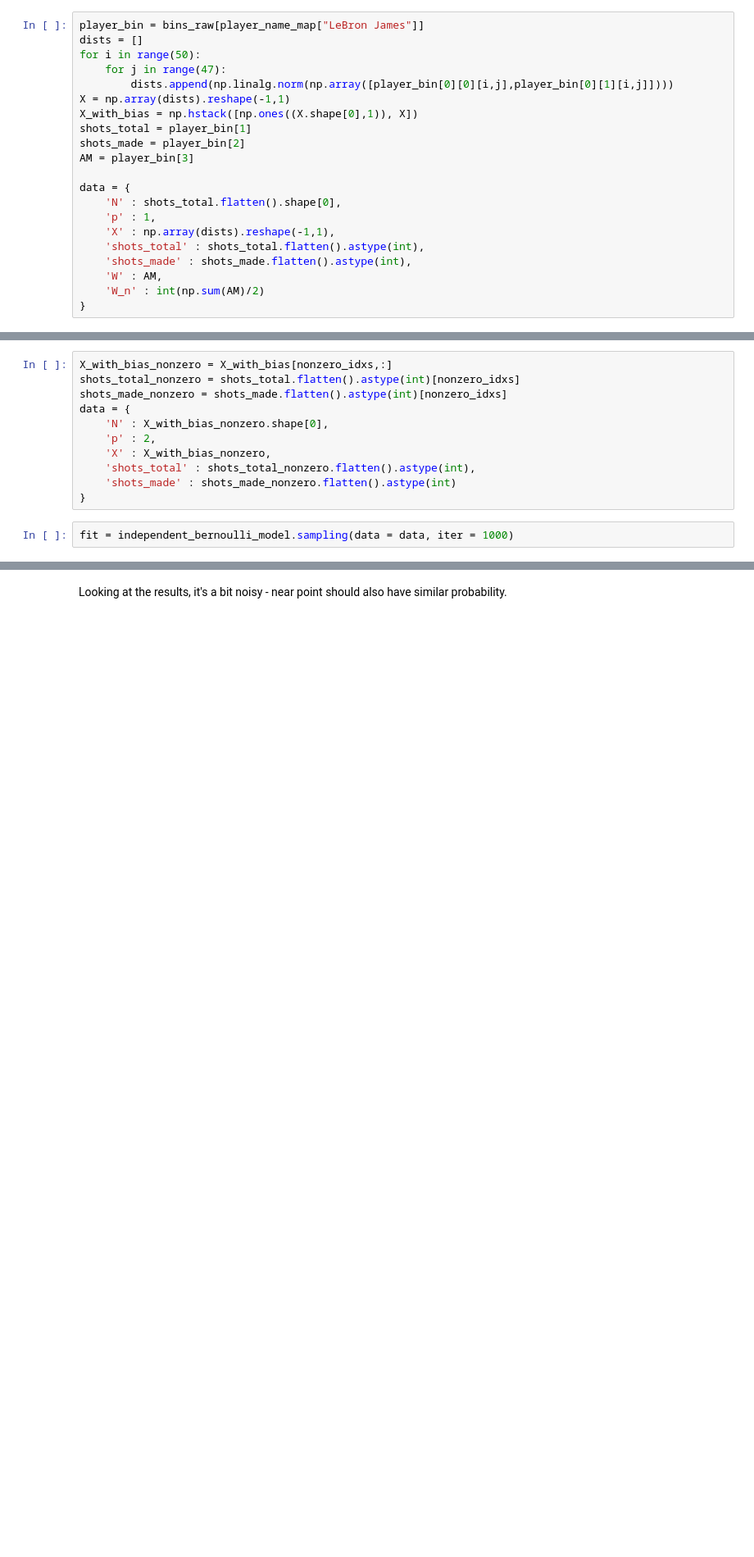
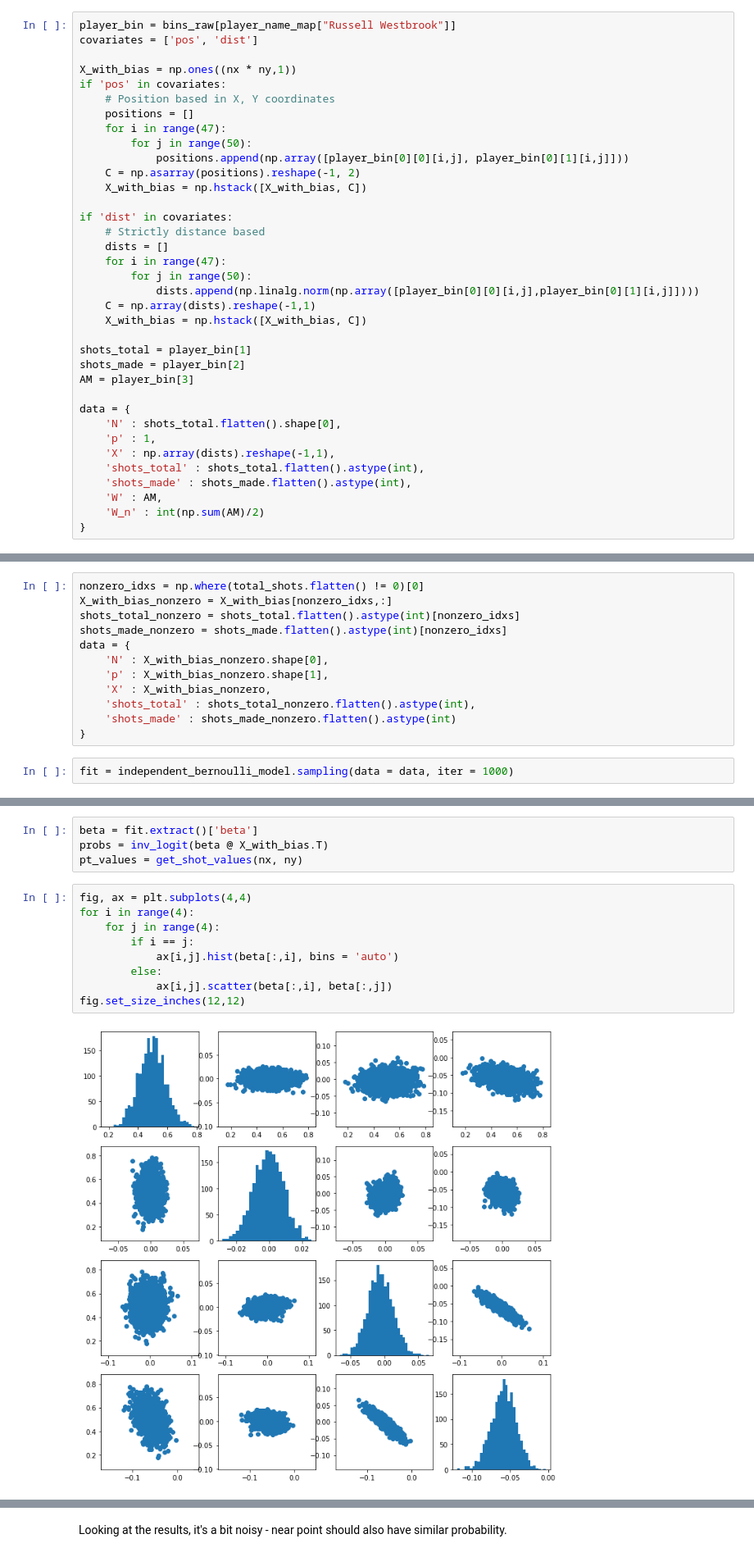
Before and after one commit to rmjiang7/bball-stuff, a Jupyter notebook: Shot Probability Maps.ipynb, the cells around one changed output, grey strips where cells are left out. Shown: that part at 82% size. Cells and saved outputs as stored; diff of their text form; blank space fills up the shorter version.

```diff
--- a/Shot Probability Maps.ipynb
+++ b/Shot Probability Maps.ipynb
@@ -206,11 +246,26 @@ fig.set_size_inches(20,20)
 # %%
-player_bin = bins_raw[player_name_map["LeBron James"]]
-dists = []
-for i in range(50):
-    for j in range(47):
-        dists.append(np.linalg.norm(np.array([player_bin[0][0][i,j],player_bin[0][1][i,j]])))
-X = np.array(dists).reshape(-1,1)
-X_with_bias = np.hstack([np.ones((X.shape[0],1)), X])
+player_bin = bins_raw[player_name_map["Russell Westbrook"]]
+covariates = ['pos', 'dist']
+
+X_with_bias = np.ones((nx * ny,1))
+if 'pos' in covariates:
+    # Position based in X, Y coordinates
+    positions = []
+    for i in range(47):
+        for j in range(50):
+            positions.append(np.array([player_bin[0][0][i,j], player_bin[0][1][i,j]]))
+    C = np.asarray(positions).reshape(-1, 2)
+    X_with_bias = np.hstack([X_with_bias, C])
+
+if 'dist' in covariates:
+    # Strictly distance based
+    dists = []
+    for i in range(47):
+        for j in range(50):
+            dists.append(np.linalg.norm(np.array([player_bin[0][0][i,j],player_bin[0][1][i,j]])))
+    C = np.array(dists).reshape(-1,1)
+    X_with_bias = np.hstack([X_with_bias, C])
+
 shots_total = player_bin[1]
 shots_made = player_bin[2]
 AM = player_bin[3]
@@ -258,10 +322,11 @@ independent_bernoulli_model = pystan.StanModel(model_code = independent_bernoull
 # %%
+nonzero_idxs = np.where(total_shots.flatten() != 0)[0]
 X_with_bias_nonzero = X_with_bias[nonzero_idxs,:]
 shots_total_nonzero = shots_total.flatten().astype(int)[nonzero_idxs]
 shots_made_nonzero = shots_made.flatten().astype(int)[nonzero_idxs]
 data = {
     'N' : X_with_bias_nonzero.shape[0],
-    'p' : 2,
+    'p' : X_with_bias_nonzero.shape[1],
     'X' : X_with_bias_nonzero,
     'shots_total' : shots_total_nonzero.flatten().astype(int),
     'shots_made' : shots_made_nonzero.flatten().astype(int)
@@ -278,0 +336,15 @@ fig.set_size_inches(10,10)
+# %%
+beta = fit.extract()['beta']
+probs = inv_logit(beta @ X_with_bias.T)
+pt_values = get_shot_values(nx, ny)
+# %%
+fig, ax = plt.subplots(4,4)
+for i in range(4):
+    for j in range(4):
+        if i == j:
+            ax[i,j].hist(beta[:,i], bins = 'auto')
+        else:
+            ax[i,j].scatter(beta[:,i], beta[:,j])
+fig.set_size_inches(12,12)
+# %% [output]
+[figure, added]
```
Also changed, not shown: parts of 13 cells of this notebook.
